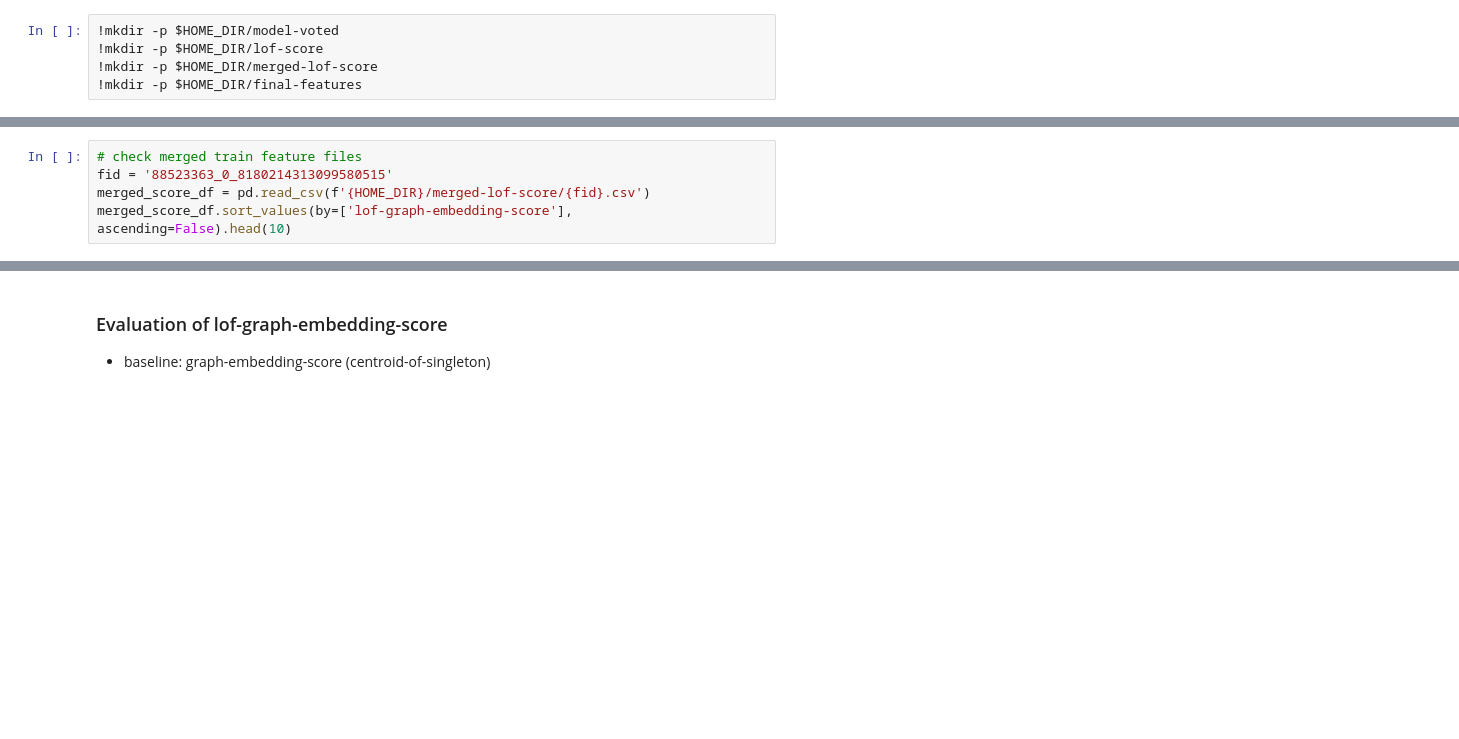
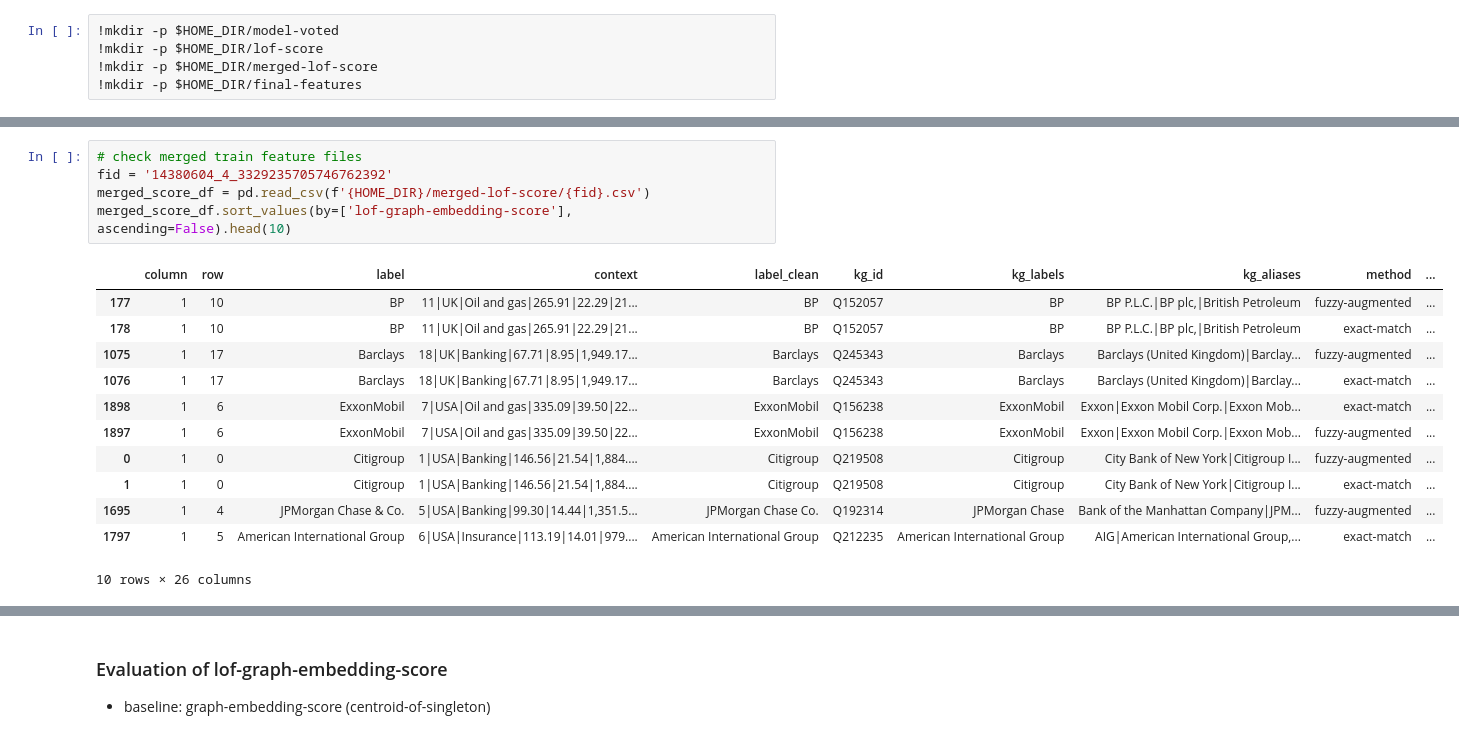
Before and after one commit to rijulvohra/table-linker-pipelines, a Jupyter notebook: fuzzy-augmented-match-centroid-pipeline/lof-feature-generation.ipynb, the cells around one changed output, grey strips where cells are left out. Drawn from its saved outputs; the diff is of its cells as text; blank space fills up the shorter version.

```diff
--- a/fuzzy-augmented-match-centroid-pipeline/lof-feature-generation.ipynb
+++ b/fuzzy-augmented-match-centroid-pipeline/lof-feature-generation.ipynb
@@ -93,8 +141,21 @@ for idx, fid in enumerate(file_ids):
 # %%
 # check merged train feature files
-fid = '88523363_0_8180214313099580515'
+fid = '14380604_4_3329235705746762392'
 merged_score_df = pd.read_csv(f'{HOME_DIR}/merged-lof-score/{fid}.csv')
 merged_score_df.sort_values(by=['lof-graph-embedding-score'], ascending=False).head(10)
+# %% [output]
+|  | column | row | label | context | label_clean | kg_id | kg_labels | kg_aliases | method | ... |
+| 177 | 1 | 10 | BP | 11|UK|Oil and gas|265.91|22.29|21... | BP | Q152057 | BP | BP P.L.C.|BP plc,|British Petroleum | fuzzy-augmented | ... |
+| 178 | 1 | 10 | BP | 11|UK|Oil and gas|265.91|22.29|21... | BP | Q152057 | BP | BP P.L.C.|BP plc,|British Petroleum | exact-match | ... |
+| 1075 | 1 | 17 | Barclays | 18|UK|Banking|67.71|8.95|1,949.17... | Barclays | Q245343 | Barclays | Barclays (United Kingdom)|Barclay... | fuzzy-augmented | ... |
+| 1076 | 1 | 17 | Barclays | 18|UK|Banking|67.71|8.95|1,949.17... | Barclays | Q245343 | Barclays | Barclays (United Kingdom)|Barclay... | exact-match | ... |
+| 1898 | 1 | 6 | ExxonMobil | 7|USA|Oil and gas|335.09|39.50|22... | ExxonMobil | Q156238 | ExxonMobil | Exxon|Exxon Mobil Corp.|Exxon Mob... | exact-match | ... |
+| 1897 | 1 | 6 | ExxonMobil | 7|USA|Oil and gas|335.09|39.50|22... | ExxonMobil | Q156238 | ExxonMobil | Exxon|Exxon Mobil Corp.|Exxon Mob... | fuzzy-augmented | ... |
+| 0 | 1 | 0 | Citigroup | 1|USA|Banking|146.56|21.54|1,884.... | Citigroup | Q219508 | Citigroup | City Bank of New York|Citigroup I... | fuzzy-augmented | ... |
+| 1 | 1 | 0 | Citigroup | 1|USA|Banking|146.56|21.54|1,884.... | Citigroup | Q219508 | Citigroup | City Bank of New York|Citigroup I... | exact-match | ... |
+| 1695 | 1 | 4 | JPMorgan Chase & Co. | 5|USA|Banking|99.30|14.44|1,351.5... | JPMorgan Chase Co. | Q192314 | JPMorgan Chase | Bank of the Manhattan Company|JPM... | fuzzy-augmented | ... |
+| 1797 | 1 | 5 | American International Group | 6|USA|Insurance|113.19|14.01|979.... | American International Group | Q212235 | American International Group | AIG|American International Group,... | exact-match | ... |
+10 rows × 26 columns
 # %%
 # Generate lof-reciprocal-rank
 for idx, fid in enumerate(file_ids):
```
Also changed, not shown: parts of 11 cells of this notebook.
